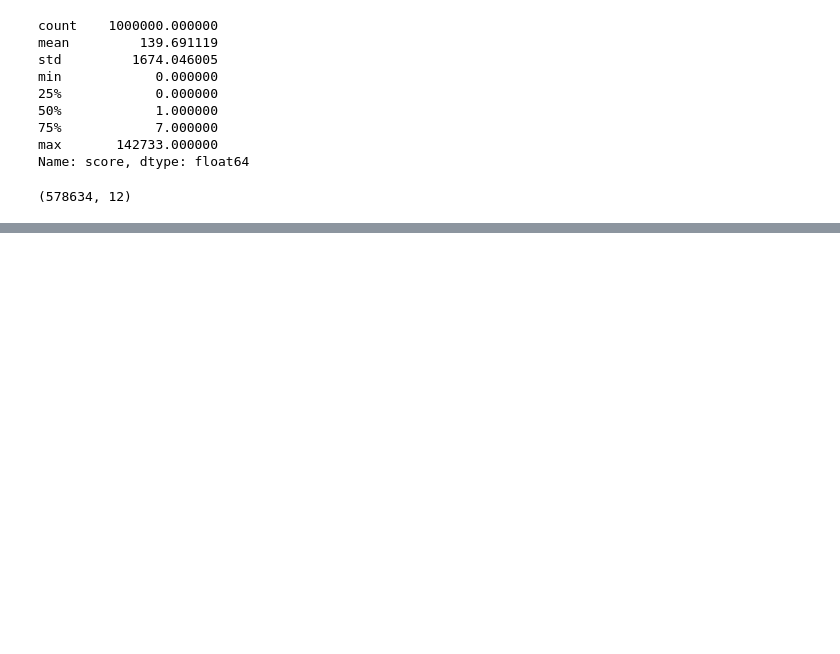
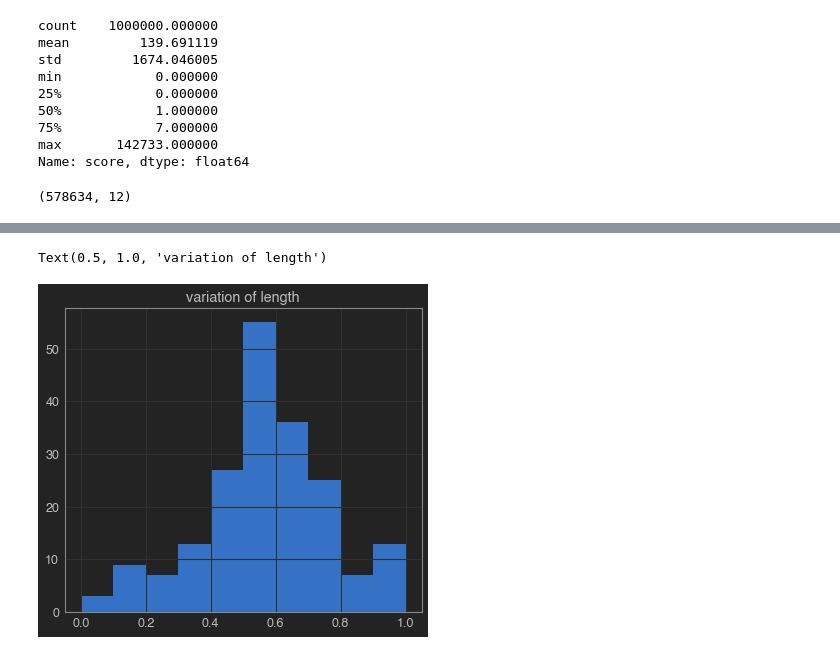
Before and after one commit to Pooret/jokes, a Jupyter notebook: jokes.ipynb, the cells around one changed output, grey strips where cells are left out. Drawn from its saved outputs; the diff is of its cells as text; code cells hidden in the pictures; blank space fills up the shorter version.

```diff
--- a/jokes.ipynb
+++ b/jokes.ipynb
@@ -126,0 +446,6 @@ plt.show()
+# %%
+train.groupby(['title_len']).mean()['target'].hist()
+plt.title('variation of length')
+# %% [output]
+Text(0.5, 1.0, 'variation of length')
+[figure, added]
```
Also changed, not shown: parts of 74 cells of this notebook.
